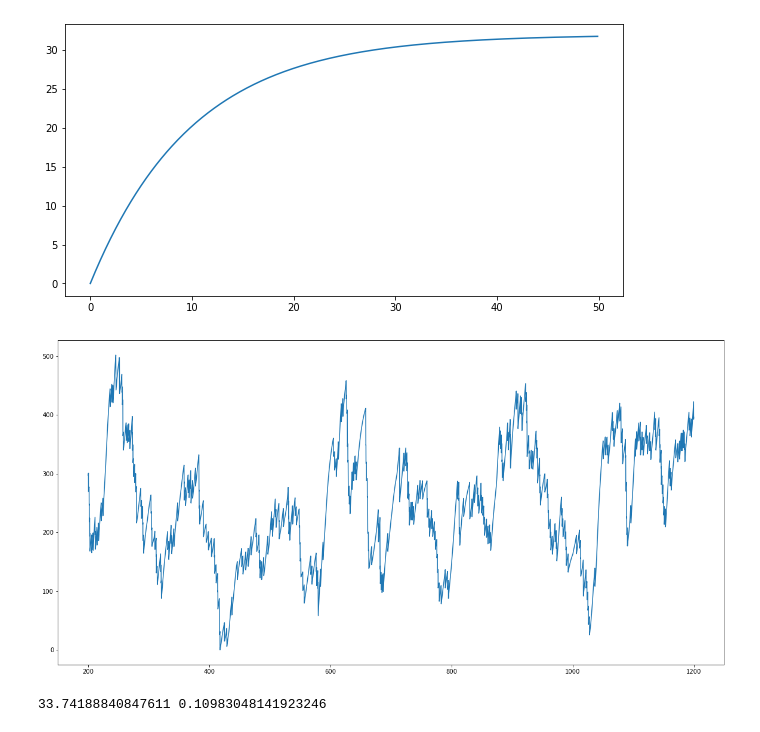
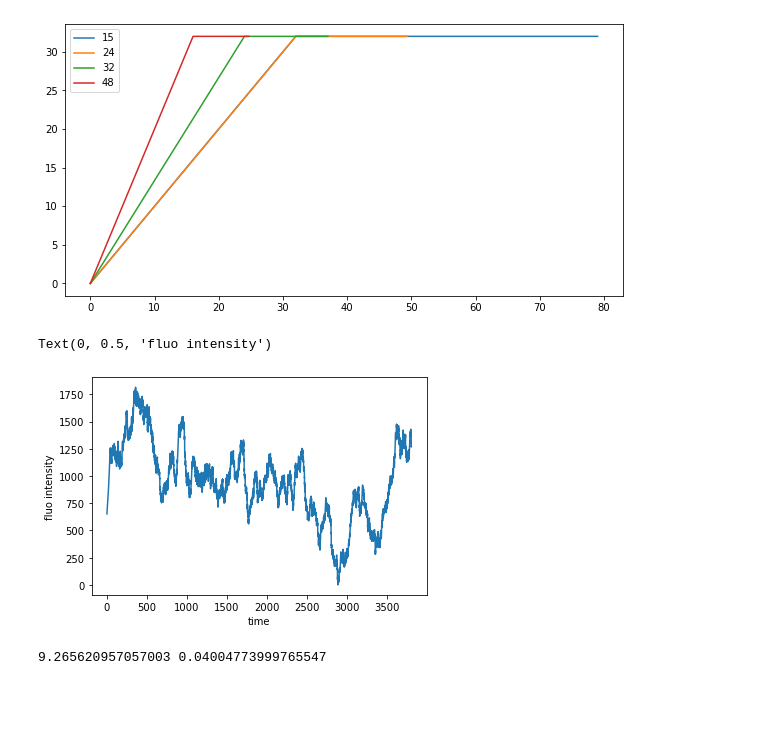
Before and after one commit to sophietheis/KineticAnalysis, a Jupyter notebook: notebook/Synthetic_datas.ipynb, the cells around one changed output. Cells and saved outputs as stored; diff of their text form; code cells hidden in the pictures; blank space fills up the shorter version.

```diff
--- a/notebook/Synthetic_datas.ipynb
+++ b/notebook/Synthetic_datas.ipynb
@@ -21,27 +21,63 @@ prot_aa_size = {
 # %%
 # Translation profil for one protein
 
-translation_rate = 30 #(aa/s)
+prot_length = prot_aa_size["32xsuntag"]+prot_aa_size["snail"]
+suntag_appearance = 24
 
-k = 0.1
 fluo_max = 32
-x = np.arange(50, step=0.1)
-y = fluo_max - fluo_max * np.exp(-k * x)
 
 fig, ax = plt.subplots()
-ax.plot(x, y)
 
+translation_rate = 15 #(aa/s)
+x = np.arange(prot_length/translation_rate, step=0.1)
+y = translation_rate/translation_rate*x
+y[y>fluo_max]=fluo_max
+ax.plot(x, y, label=translation_rate)
+
+translation_rate = 24 #(aa/s)
+x = np.arange(prot_length/translation_rate, step=0.1)
+y = translation_rate/translation_rate*x
+y[y>fluo_max]=fluo_max
+ax.plot(x, y, label=translation_rate)
+
+translation_rate = 32 #(aa/s)
+x = np.arange(prot_length/translation_rate, step=0.1)
+y = translation_rate/suntag_appearance*x
+y[y>fluo_max]=fluo_max
+ax.plot(x, y, label=translation_rate)
+
+translation_rate = 48 #(aa/s)
+x = np.arange(prot_length/translation_rate, step=0.1)
+y = translation_rate/suntag_appearance*x
+y[y>fluo_max]=fluo_max
+ax.plot(x, y, label=translation_rate)
+
+
+
+plt.legend(loc="upper left")
 fig.set_size_inches((10, 5))
 # %% [output]
-[figure, old version]
+[figure, new version]
+# %%
+prot_length = prot_aa_size["32xsuntag"]+prot_aa_size["snail"]
+suntag_appearance = 24
+
+fluo_max = 32
+
+
+translation_rate = 5 #(aa/s)
+x = np.arange(prot_length/translation_rate, step=0.1, )
+y = translation_rate/translation_rate*x
+y[y>fluo_max]=fluo_max
 # %%
 # global signal
-x_global = np.arange(1200, step=0.1)
+x_global = np.arange(4000, step=0.1)
 y_global = np.zeros(len(x_global))
 
-binding_rate = 1/30
+binding_rate = 0.05
 
 for i in range(len(x_global)):
+    # random number between 0 and 1
     n_rand = np.random.rand()
     if n_rand < binding_rate:
         if i > (len(x_global)-len(x)):
@@ -49,25 +85,29 @@ for i in range(len(x_global)):
         else:
             y_global[i:i+len(x)] += y
 
-y_global -= np.min(y_global[2000:])
+x_global = x_global[2000:] - 200
+y_global = y_global[2000:]
+y_global -= np.min(y_global)
 # %%
-fig, ax = plt.subplots()
-
-ax.plot(x_global[2000:], y_global[2000:] )
-
-# ax.set_ylim(1500,2500)
-fig.set_size_inches((20, 10))
+fig, ax = plt.subplots(1,1)
+ax.plot(x_global, y_global)
+ax.set_xlabel("time")
+ax.set_ylabel("fluo intensity")
 # %% [output]
+Text(0, 0.5, 'fluo intensity')
-[figure, old version]
+[figure, new version]
 # %%
-PROTEIN_SIZE = 1300
-DELTA_T = 0.1
+PROTEIN_SIZE = prot_length
+DELTA_T = 0.4
 
-x_auto, y_auto = autocorrelation(y_global[2000:], DELTA_T, True)
+xx = x_global[::4][-3000:-1000]-2600
+yy = y_global[::4][-3000:-1000]
+
+x_auto, y_auto = autocorrelation2(yy, DELTA_T, True)
 elongation_r, translation_init_r = fit_autocorrelation(x_auto, y_auto, fit_function, protein_size=PROTEIN_SIZE)
 
 print(elongation_r, translation_init_r)
 # %% [output]
-33.74188840847611 0.10983048141923246
+9.265620957057003 0.04004773999765547
 # %%
 fig, ax = plt.subplots(2,1)
```
Also changed, not shown: parts of 8 cells of this notebook, 4 other files.
